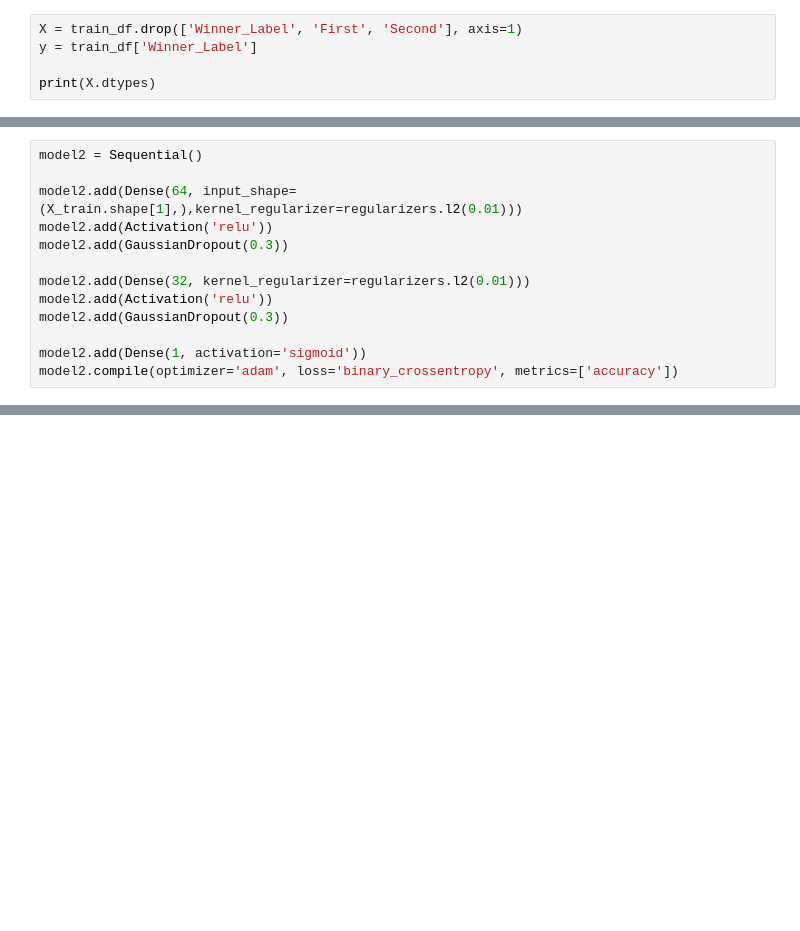
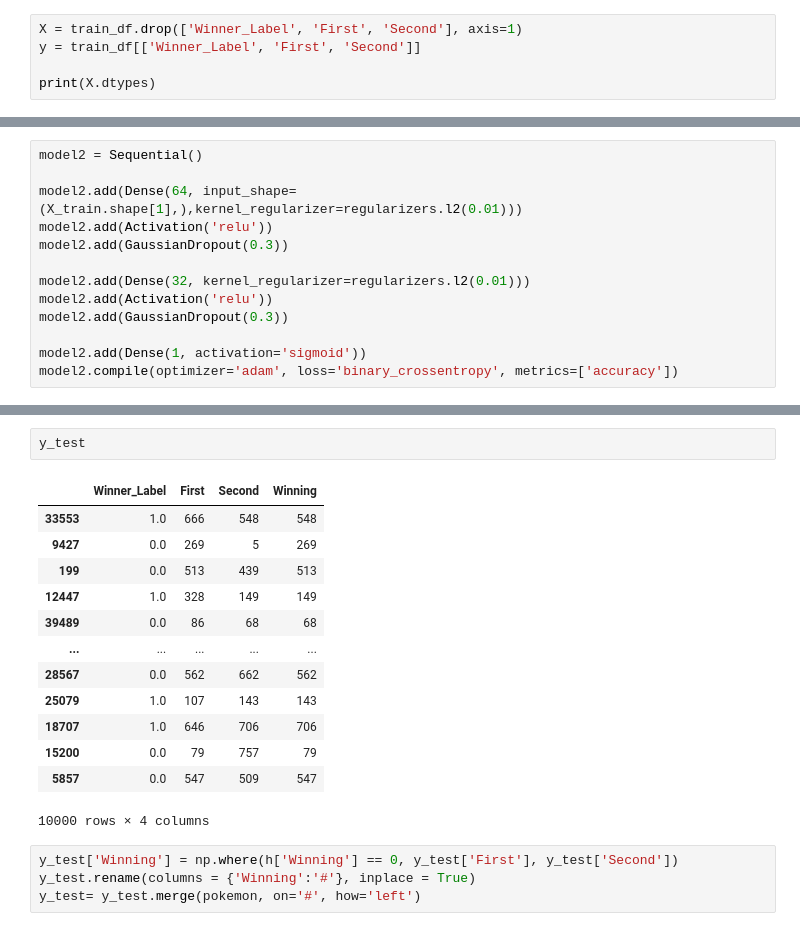
Before and after one commit to Roberto-VC/Proyecto-Deep, a Jupyter notebook: Proyecto.ipynb, the cells around one changed output, grey strips where cells are left out. Cells and saved outputs as stored; diff of their text form; blank space fills up the shorter version.

```diff
--- a/Proyecto.ipynb
+++ b/Proyecto.ipynb
@@ -349,7 +349,7 @@ from sklearn.metrics import mean_squared_error, mean_absolute_error, r2_score
 from keras.layers import Activation
 # %%
 X = train_df.drop(['Winner_Label', 'First', 'Second'], axis=1)
-y = train_df['Winner_Label']
+y = train_df[['Winner_Label', 'First', 'Second']]
 
 print(X.dtypes)
 # %% [output]
@@ -502,0 +577,20 @@ Perdida de prueba del modelo 1:[0.35965973138809204, 0.9172000288963318]
+# %%
+y_test
+# %% [output]
+|  | Winner_Label | First | Second | Winning |
+| 33553 | 1.0 | 666 | 548 | 548 |
+| 9427 | 0.0 | 269 | 5 | 269 |
+| 199 | 0.0 | 513 | 439 | 513 |
+| 12447 | 1.0 | 328 | 149 | 149 |
+| 39489 | 0.0 | 86 | 68 | 68 |
+| ... | ... | ... | ... | ... |
+| 28567 | 0.0 | 562 | 662 | 562 |
+| 25079 | 1.0 | 107 | 143 | 143 |
+| 18707 | 1.0 | 646 | 706 | 706 |
+| 15200 | 0.0 | 79 | 757 | 79 |
+| 5857 | 0.0 | 547 | 509 | 547 |
+10000 rows × 4 columns
+# %%
+y_test['Winning'] = np.where(h['Winning'] == 0, y_test['First'], y_test['Second'])
+y_test.rename(columns = {'Winning':'#'}, inplace = True)
+y_test= y_test.merge(pokemon, on='#', how='left')
```
Also changed, not shown: parts of 11 cells of this notebook, 1 other file.
